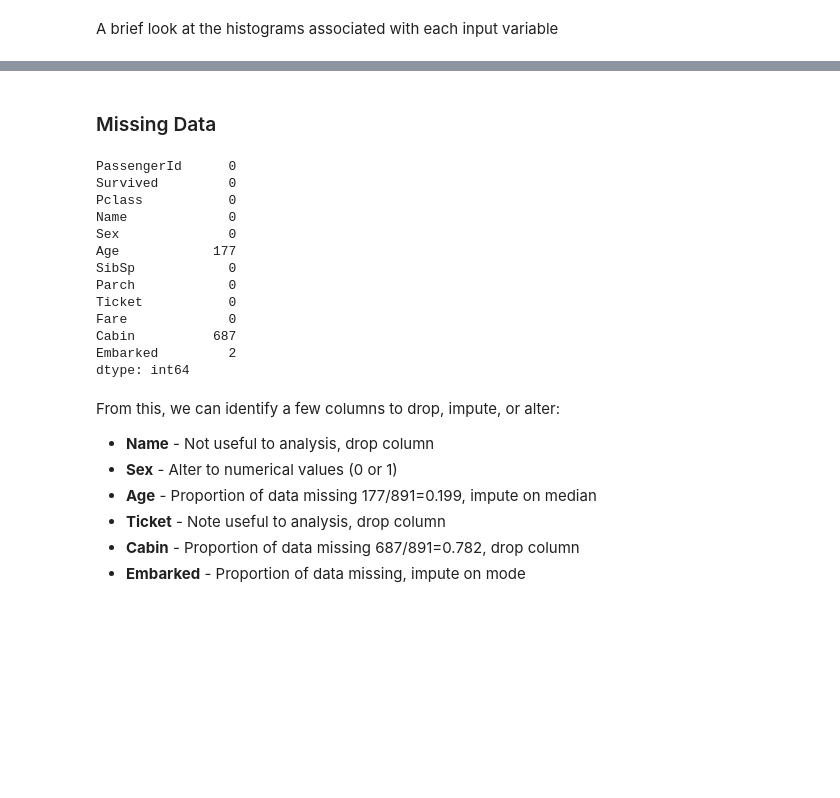
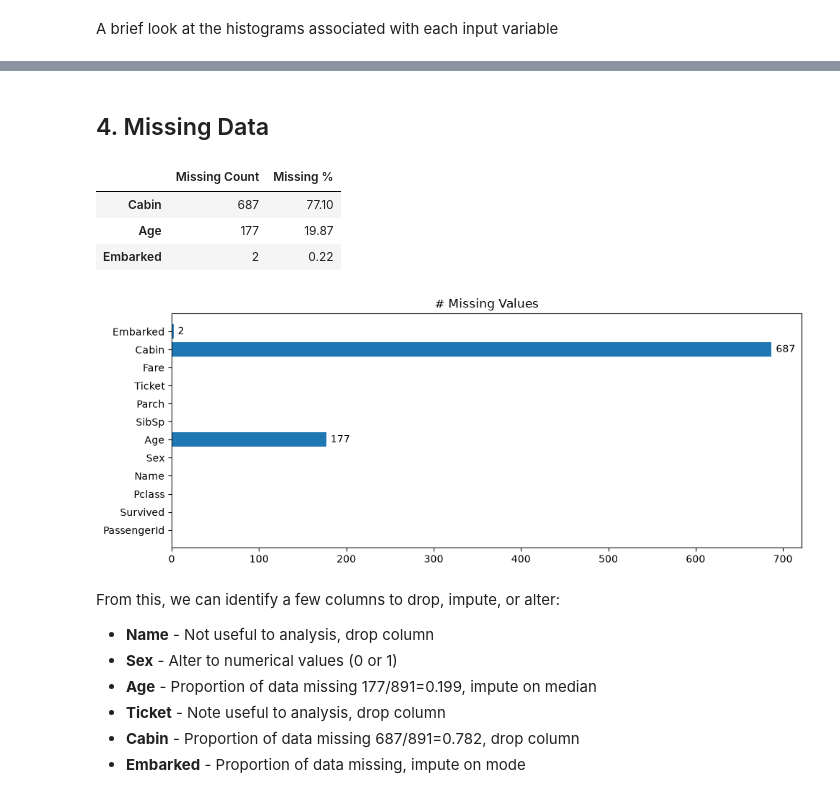
Before and after one commit to Raymon-Watson/Machine-Learning--Projects, a Jupyter notebook: Projects/Titanic-Kaggle/01_eda.ipynb, the cells around one changed output, grey strips where cells are left out. Drawn from its saved outputs; the diff is of its cells as text; code cells hidden in the pictures; blank space fills up the shorter version.

```diff
--- a/Projects/Titanic-Kaggle/01_eda.ipynb
+++ b/Projects/Titanic-Kaggle/01_eda.ipynb
@@ -31,8 +32,8 @@ The dataset contained in the 'data' folder consists of 3 csv files:
 
 First step is to load the relevant training and test data:
 # %%
-df_train = pd.read_csv("data/train.csv") # training data
-df_train.head()
+df = pd.read_csv("data/train.csv") # training data
+df.head()
 # %% [output]
 |  | PassengerId | Survived | Pclass | Name | Sex | Age | SibSp | Parch | Ticket | Fare | ... |
 | 0 | 1 | 0 | 3 | Braund, Mr. Owen Harris | male | 22.0 | 1 | 0 | A/5 21171 | 7.2500 | ... |
@@ -103,21 +109,33 @@ plt.show()
 # %% [markdown]
-### Missing Data
+## 4. Missing Data
-# %%
-print(df_train.isnull().sum())
-# %% [output]
-PassengerId      0
-Survived         0
-Pclass           0
-Name             0
-Sex              0
-Age            177
-SibSp            0
-Parch            0
-Ticket           0
-Fare             0
-Cabin          687
-Embarked         2
-dtype: int64
+# %%
+# Create a new dataframe containing the sum of missing values, along with
+# the percentage of missing values
+missing_vals = pd.DataFrame({
+    "Missing Count": df.isnull().sum(),
+    "Missing %": (df.isnull().sum() / len(df) * 100).round(2)
+})
+# Remove all rows without missing values, then sort according to the
+# missing value percentage
+missing_vals = missing_vals[missing_vals["Missing Count"] > 0].sort_values("Missing %", ascending=False)
+# Print the final result
+missing_vals
+# %% [output]
+|  | Missing Count | Missing % |
+| Cabin | 687 | 77.10 |
+| Age | 177 | 19.87 |
+| Embarked | 2 | 0.22 |
+# %%
+plt.subplots(figsize=(10, 4))
+plt.barh(df.columns, df.isnull().sum())
+for idx, val in enumerate(df.isnull().sum()):
+    if val > 0:
+        plt.text(val + 5, idx, str(val), va="center")
+plt.title("# Missing Values")
+plt.tight_layout()
+plt.show()
+# %% [output]
+[figure, added]
 # %% [markdown]
 From this, we can identify a few columns to drop, impute, or alter:
 - **Name** - Not useful to analysis, drop column
```
Also changed, not shown: parts of 55 cells of this notebook, 2 other files.
